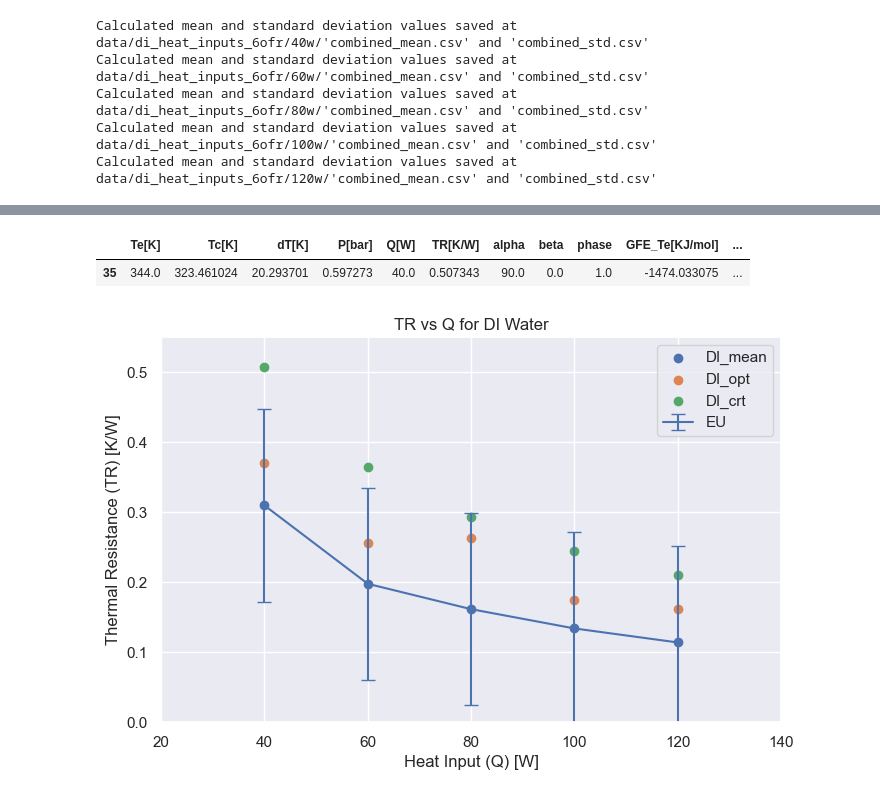
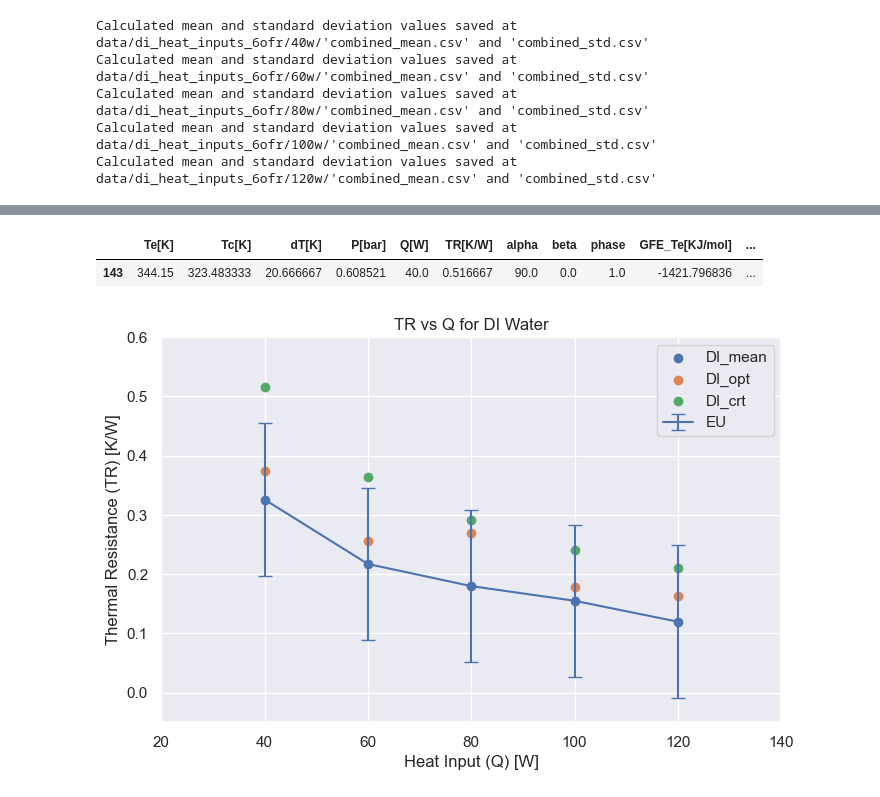
Before and after one commit to nirmalparmarphd/PulseHeatPipe, a Jupyter notebook: ada_di_60fr_heat_inputs.ipynb, the cells around one changed output, grey strips where cells are left out. Drawn from its saved outputs; the diff is of its cells as text; code cells hidden in the pictures.

```diff
--- a/ada_di_60fr_heat_inputs.ipynb
+++ b/ada_di_60fr_heat_inputs.ipynb
@@ -160,0 +159,6 @@ visual_120w.plot_Te_Tc(df_gfe_120w)
+# %%
+df_selected_40w = analysis_40w.data_chop(df_gfe_40w,310,345)
+df_selected_60w = analysis_60w.data_chop(df_gfe_60w,310,345)
+df_selected_80w = analysis_80w.data_chop(df_gfe_80w,310,345)
+df_selected_100w = analysis_100w.data_chop(df_gfe_100w,310,345)
+df_selected_120w = analysis_120w.data_chop(df_gfe_120w,310,345)
@@ -164,9 +174,3 @@ df_gfe_60w['Te[K]'] = df_gfe_60w['Te[K]'].round(0)
 df_gfe_80w['Te[K]'] = df_gfe_80w['Te[K]'].round(0)
 df_gfe_100w['Te[K]'] = df_gfe_100w['Te[K]'].round(0)
 df_gfe_120w['Te[K]'] = df_gfe_120w['Te[K]'].round(0)
-# %%
-df_selected_40w = analysis_40w.data_chop(df_gfe_40w,300,345)
-df_selected_60w = analysis_60w.data_chop(df_gfe_60w,300,345)
-df_selected_80w = analysis_80w.data_chop(df_gfe_80w,300,345)
-df_selected_100w = analysis_100w.data_chop(df_gfe_100w,300,345)
-df_selected_120w = analysis_120w.data_chop(df_gfe_120w,300,345)
@@ -461,7 +469,7 @@ TR_120W_crt = df_mean_120w[(df_mean_120w['dG[KJ/mol]'] > df_mean_120w['dG[KJ/mol
 TR_40W_crt
 # %% [output]
 |  | Te[K] | Tc[K] | dT[K] | P[bar] | Q[W] | TR[K/W] | alpha | beta | phase | GFE_Te[KJ/mol] | ... |
-| 35 | 344.0 | 323.461024 | 20.293701 | 0.597273 | 40.0 | 0.507343 | 90.0 | 0.0 | 1.0 | -1474.033075 | ... |
+| 143 | 344.15 | 323.483333 | 20.666667 | 0.608521 | 40.0 | 0.516667 | 90.0 | 0.0 | 1.0 | -1421.796836 | ... |
 # %%
 # df making of all point
 di_TR_mean = [TR_40W_avg, TR_60W_avg, TR_80W_avg, TR_100W_avg, TR_120W_avg]
@@ -471,18 +479,19 @@ Q = [40, 60, 80, 100, 120]
 # %%
 plt.figure(figsize=(8,5))
 plt.scatter(x=Q, y=di_TR_mean, label='DI_mean')
 plt.scatter(x=Q, y=di_TR_opt, label='DI_opt')
 plt.scatter(x=Q, y=di_TR_crt, label='DI_crt')
 plt.errorbar(x=Q, y=di_TR_mean, yerr=TR_40W_std, label='EU', capsize=5)
 
 
+plt.ylim(-0.05, 0.6)
+plt.xlim(20, 140)
 
-plt.ylim(0, 0.55)
-plt.xlim(20, 140)
 plt.ylabel('Thermal Resistance (TR) [K/W]')
 plt.xlabel('Heat Input (Q) [W]')
+
 plt.title('TR vs Q for DI Water')
 plt.legend()
 plt.show()
 # %% [output]
-[figure, old version]
+[figure, new version]
```
Also changed, not shown: parts of 51 cells of this notebook, 4 other files.
